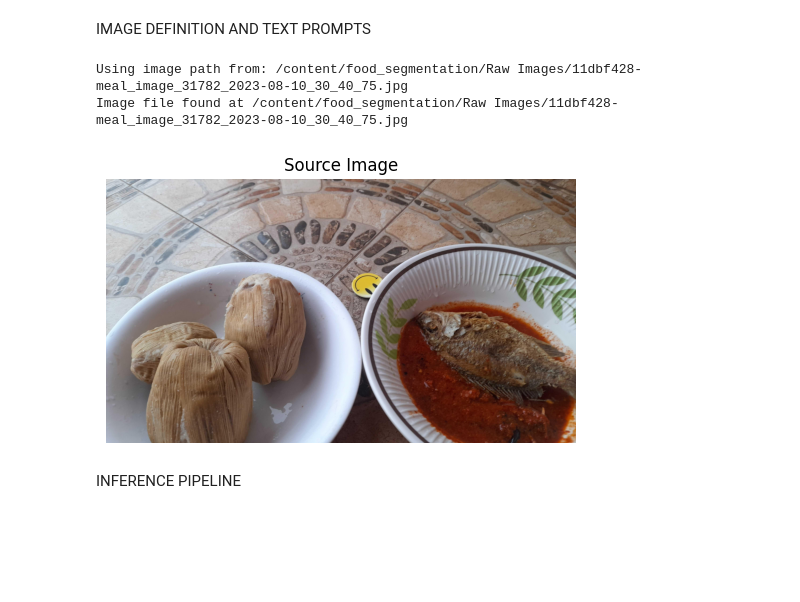
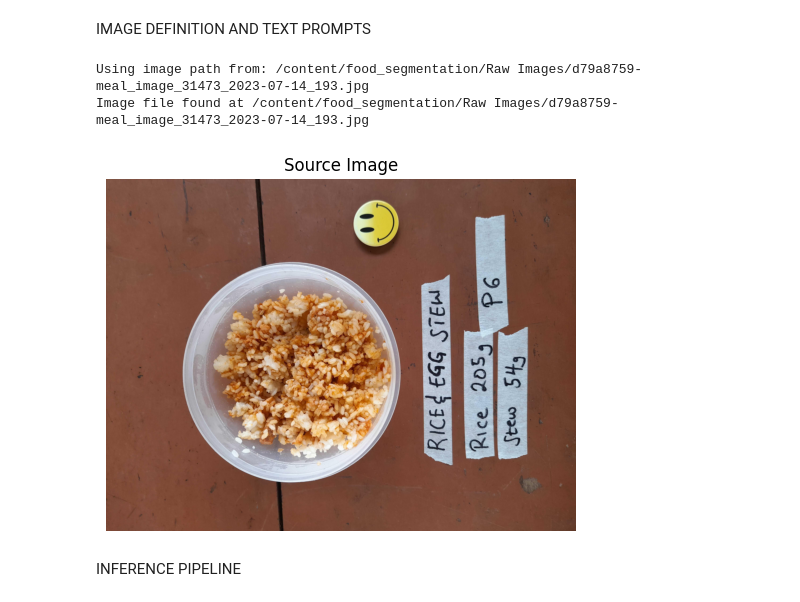
Before and after one commit to Bempong-Sylvester-Obese/Food-segmentation-with-pre-trained-model, a Jupyter notebook: Food_Segmentation.ipynb, the cells around one changed output. Saved outputs shown, nothing was run; the diff lists cells and outputs as text; code cells hidden in the pictures; blank space fills up the shorter version.

Commit message:
Segmentation task on mixed dishes in one serving

```diff
--- a/Food_Segmentation.ipynb
+++ b/Food_Segmentation.ipynb
@@ -108,7 +108,7 @@ import matplotlib.pyplot as plt
 import math
 
 # Image path
-IMAGE_NAME = "/content/food_segmentation/Raw Images/11dbf428-meal_image_31782_2023-08-10_30_40_75.jpg"
+IMAGE_NAME = "/content/food_segmentation/Raw Images/d79a8759-meal_image_31473_2023-07-14_193.jpg"
 
 IMAGE_PATH = os.path.join(ABS_PROJECT_DIR, IMAGE_NAME)
 
@@ -118,38 +118,38 @@ print(f"Using image path from: {IMAGE_PATH}")
 # Check if the image file exists
 if not os.path.exists(IMAGE_PATH):
     print(f"Error: Image file not found at {IMAGE_PATH}")
 else:
     print(f"Image file found at {IMAGE_PATH}")
     # Text Prompt
-    CLASSES =["Kenkey, Tilapia and pepper stew"]
-    PROMPT = "Three balls of kenkey, steamed tilapia and pepper stew"
+    CLASSES =["Rice and Stew"]
+    PROMPT = "White Rice mixed with Egg Stew"
 
     # Visualisation helper function
     def show_image(images, titles=None, cols=2):
         rows = math.ceil(len(images) / cols)
         fig, axes = plt.subplots(rows, cols, figsize=(cols * 5, rows * 5))
         axes = axes.flatten() if rows > 1 or cols > 1 else [axes]
 
         for i, img in enumerate(images):
             axes[i].imshow(cv2.cvtColor(img, cv2.COLOR_BGR2RGB))
             if titles and i < len(titles):
                 axes[i].set_title(titles[i])
             axes[i].axis('off')
 
         # Hide any unused subplots
         for j in range(i + 1, len(axes)):
             axes[j].axis('off')
 
         plt.tight_layout()
         plt.show()
 
 
     source_image = cv2.imread(IMAGE_PATH)
     show_image([source_image], titles=["Source Image"], cols=1)
 # %% [output]
-Using image path from: /content/food_segmentation/Raw Images/11dbf428-meal_image_31782_2023-08-10_30_40_75.jpg
-Image file found at /content/food_segmentation/Raw Images/11dbf428-meal_image_31782_2023-08-10_30_40_75.jpg
+Using image path from: /content/food_segmentation/Raw Images/d79a8759-meal_image_31473_2023-07-14_193.jpg
+Image file found at /content/food_segmentation/Raw Images/d79a8759-meal_image_31473_2023-07-14_193.jpg
-[figure, old version]
+[figure, new version]
 # %% [markdown]
 INFERENCE PIPELINE
 # %%
```
Also changed, not shown: parts of 1 cell of this notebook.
